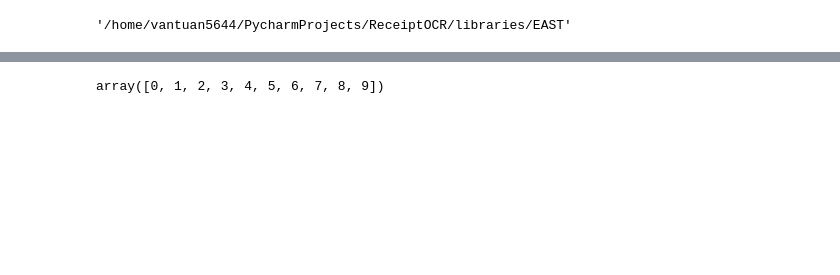
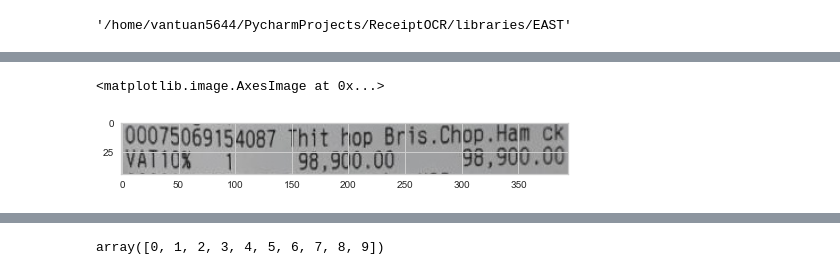
Before and after one commit to vantuan5644/ReceiptOCR, a Jupyter notebook: notebooks/line_separation.ipynb, the cells around one changed output, grey strips where cells are left out. Drawn from its saved outputs; the diff is of its cells as text; code cells hidden in the pictures; blank space fills up the shorter version.

```diff
--- a/notebooks/line_separation.ipynb
+++ b/notebooks/line_separation.ipynb
@@ -201,0 +219,7 @@ plot_img = plot_boxes(img, boxes)
+# %%
+img = Image.open(img_path)
+
+plt.imshow(img)
+# %% [output]
+<matplotlib.image.AxesImage at 0x...>
+[figure, added]
```
Also changed, not shown: parts of 41 cells of this notebook, 22 other files.
